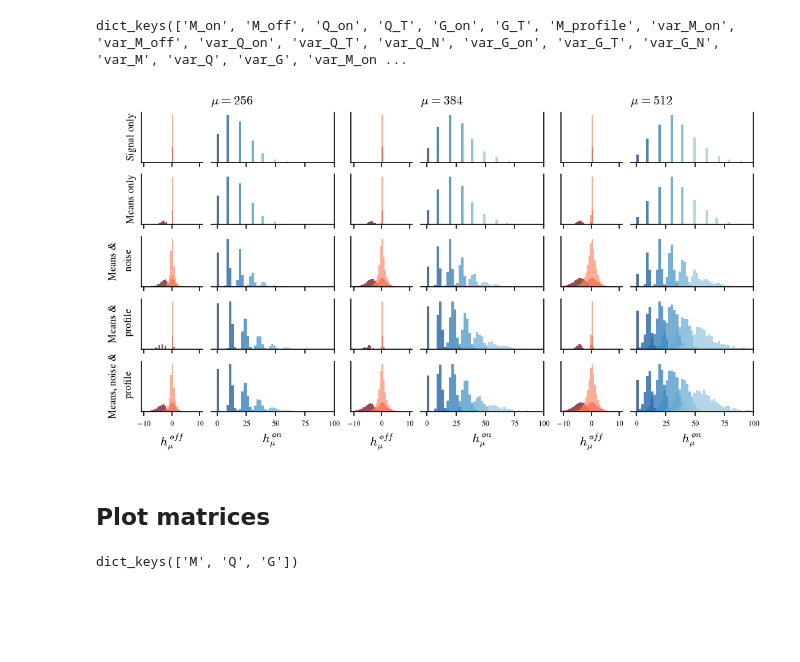
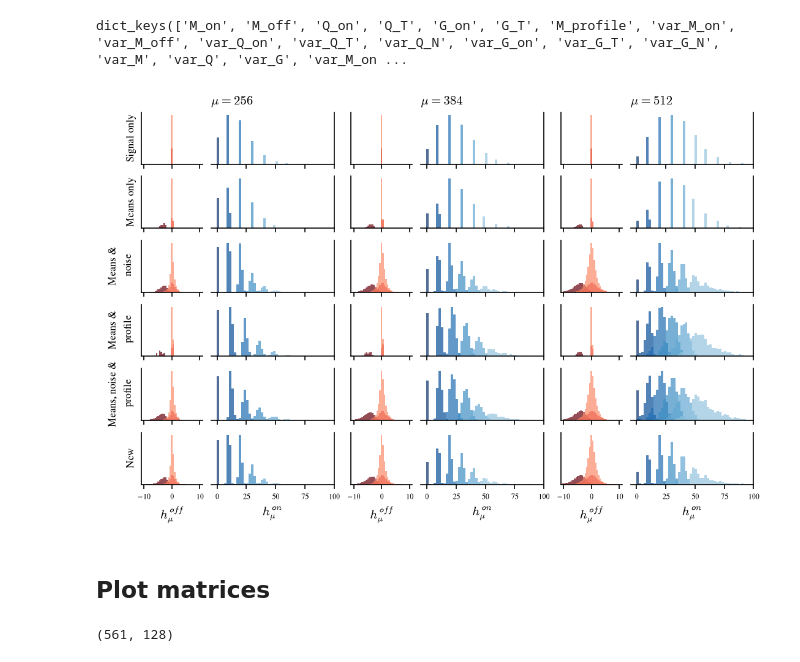
Before and after one commit to CristopherErazo/InContextLearning, a Jupyter notebook: notebooks/26-10-05_Ansatz-check.ipynb, the cells around one changed output. Cells and saved outputs as stored; diff of their text form; code cells hidden in the pictures; blank space fills up the shorter version.

Commit message:
Notebooks for plots

```diff
--- a/notebooks/26-10-05_Ansatz-check.ipynb
+++ b/notebooks/26-10-05_Ansatz-check.ipynb
@@ -346,6 +346,8 @@ setups['means_&_noise'] = setups['means_only'] + ['var_M_on', 'var_M_off', 'var_
 setups['means_&_profile'] = setups['means_only'] + ['M_profile']
 setups['means,_noise_&_profile'] = setups['means_&_noise'] + ['M_profile']
 
+setups['new'] = setups['means_only']+['var_M_off', 'var_Q_T', 'var_Q_N', 'var_G_on', 'var_G_T', 'var_G_N']
+
 
 sampled_tables = {}
 for setup_name, params in setups.items():
@@ -355,18 +357,27 @@ for setup_name, params in setups.items():
 # %%
 fig , axes = create_fig(ncols=2*len(mus),nrows=len(setups), size='double',h=0.11*len(setups),sharey=False,w_ratios=[0.5,1]*len(mus),sharex='col')
 
 for i , (setup_name, sampled_table) in enumerate(sampled_tables.items()):
     axs = axes[i]
     axs[0].set_ylabel(setup_name.replace('_',' ').replace('&','&\n').capitalize(),fontsize=8)
     plot_histograms(axs, sampled_table, blocks, mus, off_names, max_ell, ranges, colors, limits, x_labels, show_legend=False, show_title=True if i==0 else False, show_xlabel=True if i==len(setups)-1 else False)
 
-fig_name = 'sampled_logit_distribution.pdf'
-fig.savefig(path / fig_name, bbox_inches='tight',format='pdf')
+# fig_name = 'sampled_logit_distribution.pdf'
+# fig.savefig(path / fig_name, bbox_inches='tight',format='pdf')
 # %% [output]
-[figure, old version]
+[figure, new version]
 # %% [markdown]
 ## Plot matrices
 # %%
-mtxs = run.matrices()
+import corner
-# %% [output]
-dict_keys(['M', 'Q', 'G'])
+# %%
+vlim = 7
+ell = 1
+batch = 250
+idx = [0, 1, K+1, K+2, V-3, V-2, V-1]
+filtered_table : QueryTable = table.select(mu=L).select(ell=ell)
+selected_logits = filtered_table['logits'].cpu().numpy()
+selected_logits.shape
+# plt.imshow(filtered_table['logits'][:batch].numpy(), aspect='auto', cmap='bwr_r',vmax=vlim,vmin=-vlim)
+# %% [output]
+(561, 128)
```
Also changed, not shown: parts of 4 cells of this notebook, 4 other files.
